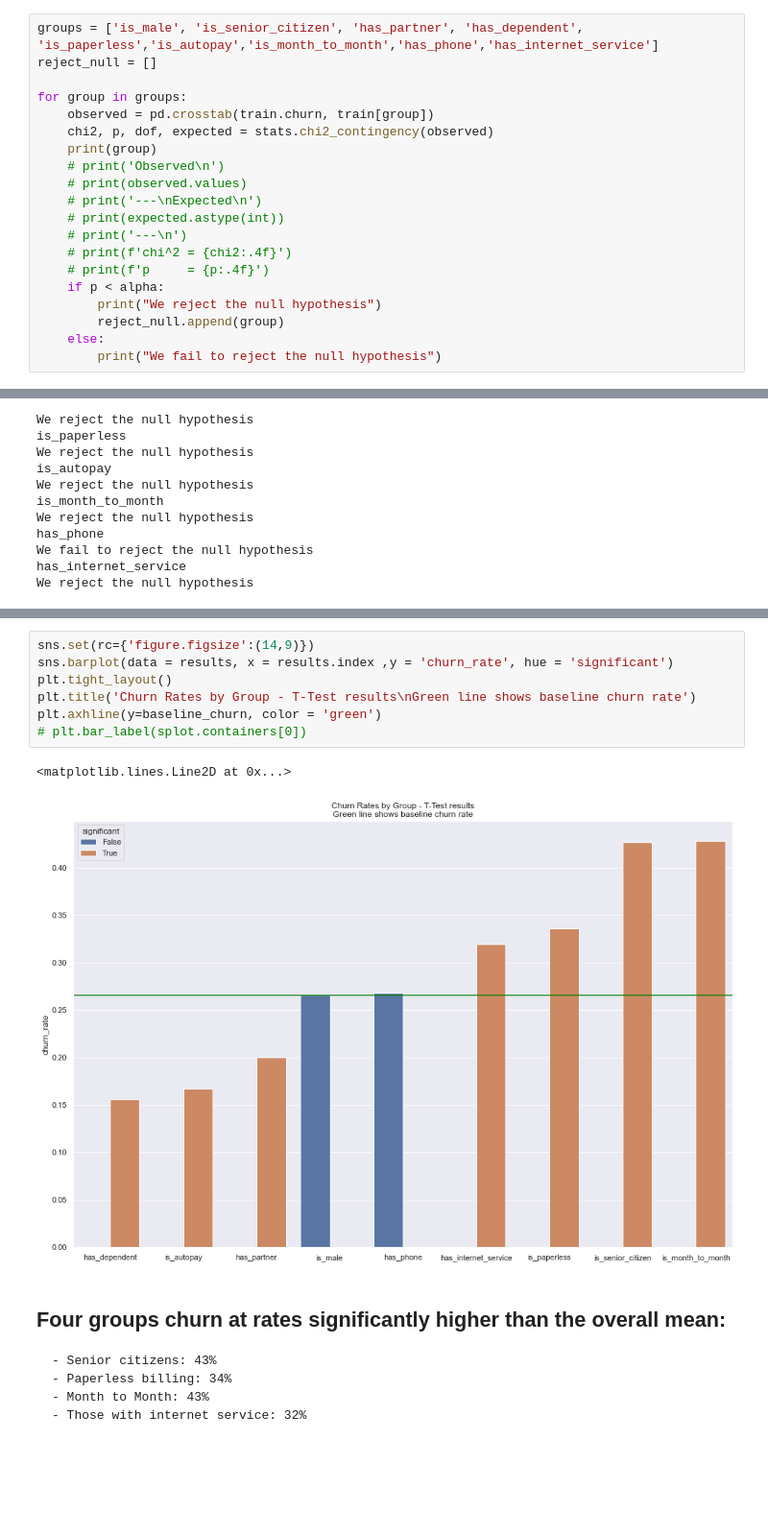
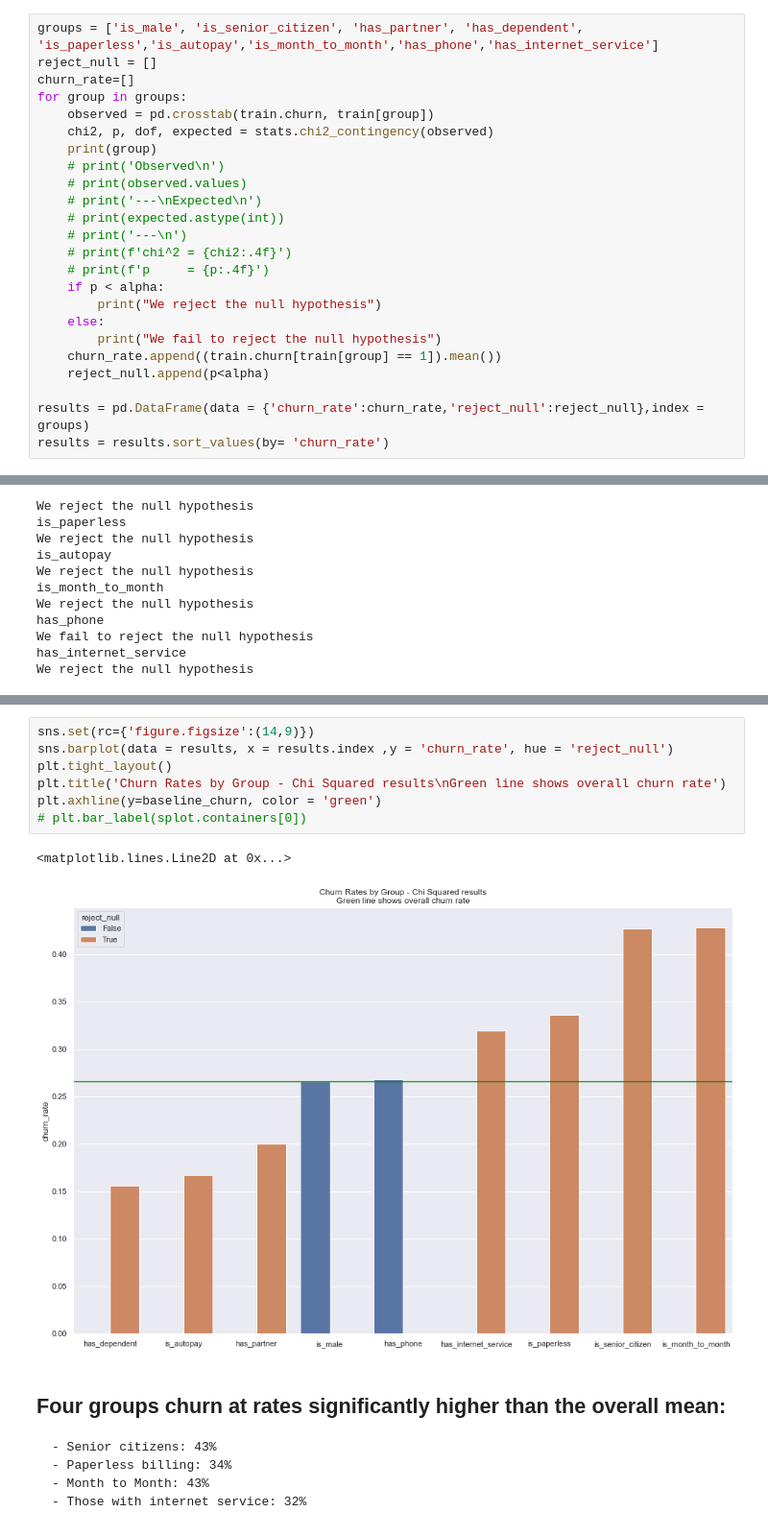
Before and after one commit to jesse-d-marder/classification-project, a Jupyter notebook: explore.ipynb, the cells around one changed output, grey strips where cells are left out. Shown at 96% size. Cells and saved outputs as stored; diff of their text form; blank space fills up the shorter version.

```diff
--- a/explore.ipynb
+++ b/explore.ipynb
@@ -171,7 +176,7 @@ For has_internet_service 7.104763737818995e-11 6.435707727568809
 # %%
 groups = ['is_male', 'is_senior_citizen', 'has_partner', 'has_dependent', 'is_paperless','is_autopay','is_month_to_month','has_phone','has_internet_service']
 reject_null = []
-
+churn_rate=[]
 for group in groups:
     observed = pd.crosstab(train.churn, train[group])
     chi2, p, dof, expected = stats.chi2_contingency(observed)
@@ -185,9 +190,13 @@ for group in groups:
     # print(f'p     = {p:.4f}')
     if p < alpha:
         print("We reject the null hypothesis")
-        reject_null.append(group)
     else:
         print("We fail to reject the null hypothesis")
+    churn_rate.append((train.churn[train[group] == 1]).mean())
+    reject_null.append(p<alpha)
+
+results = pd.DataFrame(data = {'churn_rate':churn_rate,'reject_null':reject_null},index = groups)
+results = results.sort_values(by= 'churn_rate')
 # %% [output]
 is_male
 We fail to reject the null hypothesis
@@ -233,13 +232,13 @@ results
 # %%
 sns.set(rc={'figure.figsize':(14,9)})
-sns.barplot(data = results, x = results.index ,y = 'churn_rate', hue = 'significant')
+sns.barplot(data = results, x = results.index ,y = 'churn_rate', hue = 'reject_null')
 plt.tight_layout()
-plt.title('Churn Rates by Group - T-Test results\nGreen line shows baseline churn rate')
+plt.title('Churn Rates by Group - Chi Squared results\nGreen line shows overall churn rate')
 plt.axhline(y=baseline_churn, color = 'green')
 # plt.bar_label(splot.containers[0])
 # %% [output]
 <matplotlib.lines.Line2D at 0x...>
-[figure, old version]
+[figure, new version]
 # %% [markdown]
 ## Four groups churn at rates significantly higher than the overall mean:
     - Senior citizens: 43%
```
Also changed, not shown: parts of 54 cells of this notebook, 2 other files.
